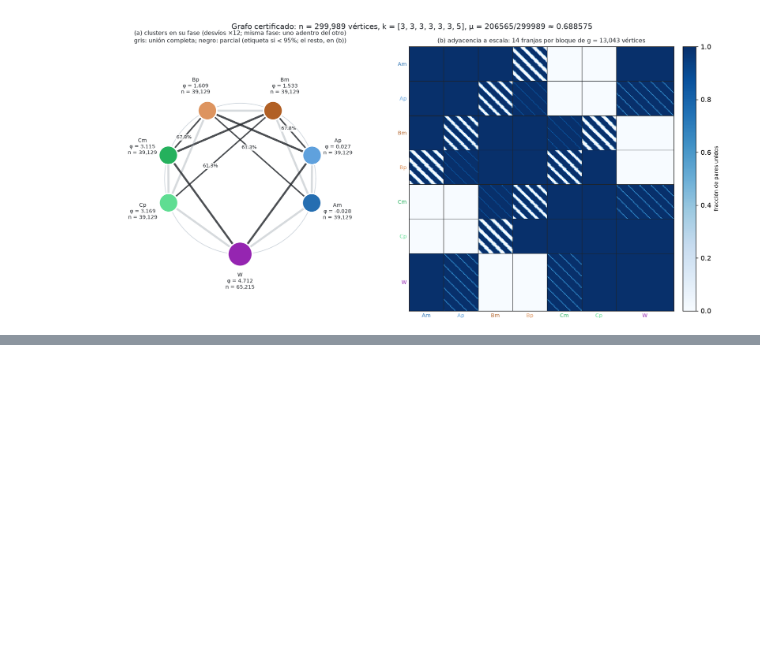
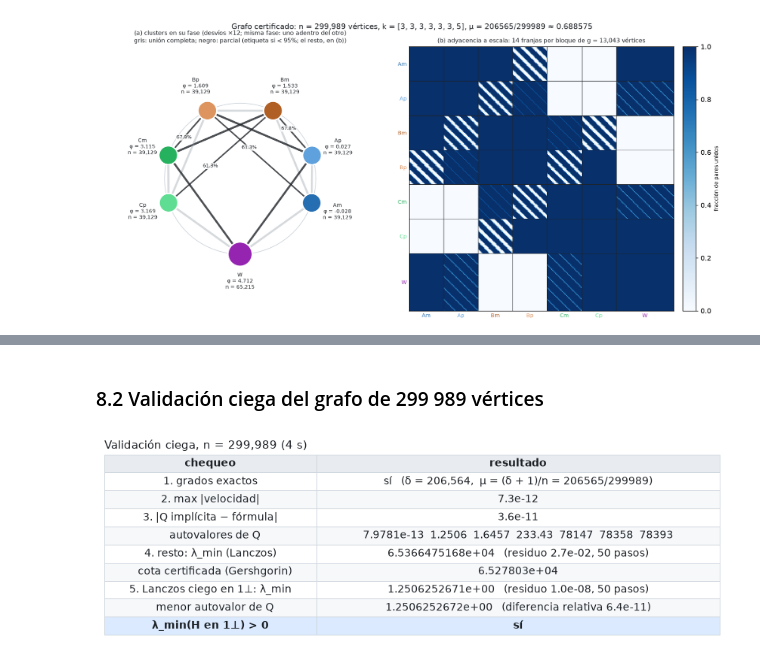
Before and after one commit to Nicoyanz98/investighaton-teo-optimizacion-2026, a Jupyter notebook: notebooks/Grafo_simetrico_S7.ipynb, the cells around one changed output, grey strips where cells are left out. Drawn from its saved outputs; the diff is of its cells as text; code cells hidden in the pictures; blank space fills up the shorter version.

Commit message:
Validacion ciego del grafo simetrico

```diff
--- a/notebooks/Grafo_simetrico_S7.ipynb
+++ b/notebooks/Grafo_simetrico_S7.ipynb
@@ -820,0 +1041,35 @@ display(Image(filename=str(archivo)))
+# %% [markdown]
+### 8.2 Validación ciega del grafo de 299 989 vértices
+# %%
+inicio_validacion = time.time()
+minimos, maximos = grados_medidos(implicito)
+esperados = np.array(descripcion["grados"])
+grados_ok = bool((minimos == esperados).all() and (maximos == esperados).all())
+grado_min = int(esperados.sum(axis=1).min())
+velocidad = np.abs(implicito.coseno * producto_adyacencia(implicito, implicito.seno)
+                   - implicito.seno * producto_adyacencia(implicito, implicito.coseno)).max()
+Q_implicita = cociente_implicito(implicito)
+diferencia_Q = np.abs(Q_implicita - cociente_formula(descripcion)).max()
+autovalores_Q = np.linalg.eigvalsh((Q_implicita + Q_implicita.T) / 2)
+rotacion = int(np.argmin(np.abs(autovalores_Q)))
+menor_cluster = float(np.delete(autovalores_Q, rotacion).min())
+cota_fourier = implicito.n * certificado["margen fourier / n (cota inf)"]
+cota_cero = implicito.n * certificado["margen cero / n (cota inf)"]
+resto = lanczos(lambda v: producto_hessiano(implicito, v), implicito.quitar_medias_cluster,
+                implicito.arreglos.aleatorio(implicito.n, 0), implicito.arreglos, iteraciones=30000, cada=50)
+completo = lanczos(lambda v: producto_hessiano(implicito, v), implicito.quitar_media,
+                   implicito.arreglos.aleatorio(implicito.n, 1), implicito.arreglos, iteraciones=30000, cada=50)
+estable = menor_cluster > 0 and resto["menor"] > 0
+mostrar_tabla(["chequeo", "resultado"], [
+    ["1. grados exactos", f"{si_no(grados_ok)}   (δ = {grado_min:,},  μ = (δ + 1)/n = {certificado['mu_exacto']})"],
+    ["2. max |velocidad|", f"{velocidad:.1e}"],
+    ["3. |Q implícita − fórmula|", f"{diferencia_Q:.1e}"],
+    ["   autovalores de Q", "  ".join(f"{v:.5g}" for v in autovalores_Q)],
+    ["4. resto: λ_min (Lanczos)", f"{resto['menor']:.10e}   (residuo {resto['residuo']:.1e}, {resto['pasos']} pasos)"],
+    ["   cota certificada (Gershgorin)", f"{min(cota_fourier, cota_cero):.6e}"],
+    ["5. Lanczos ciego en 1⊥: λ_min", f"{completo['menor']:.10e}   (residuo {completo['residuo']:.1e}, {completo['pasos']} pasos)"],
+    ["   menor autovalor de Q", f"{menor_cluster:.10e}   (diferencia relativa {abs(completo['menor'] - menor_cluster) / menor_cluster:.1e})"],
+    ["λ_min(H en 1⊥) > 0", si_no(estable)],
+], titulo=f"Validación ciega, n = {implicito.n:,} ({time.time() - inicio_validacion:.0f} s)", resaltar=[8])
+# %% [output]
+[figure, added]
```
Also changed, not shown: parts of 22 cells of this notebook, 9 other files.
